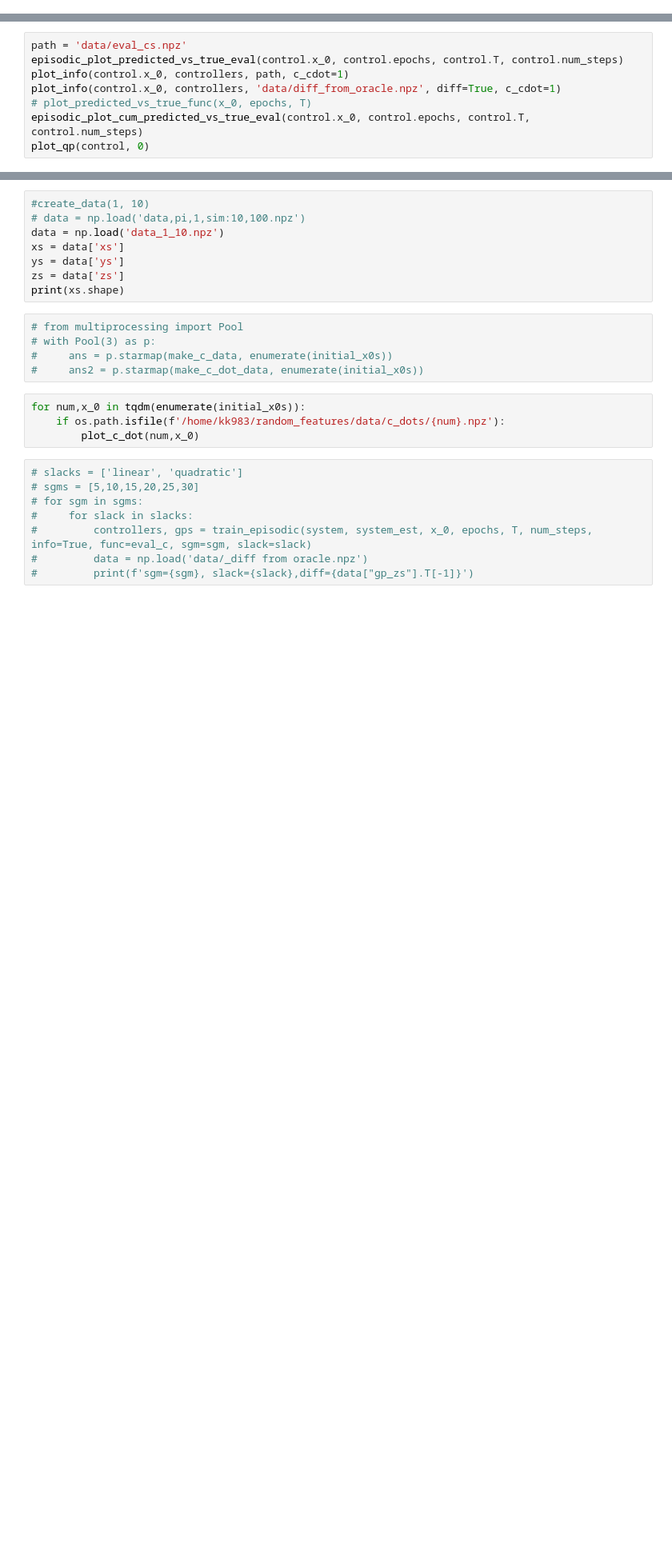
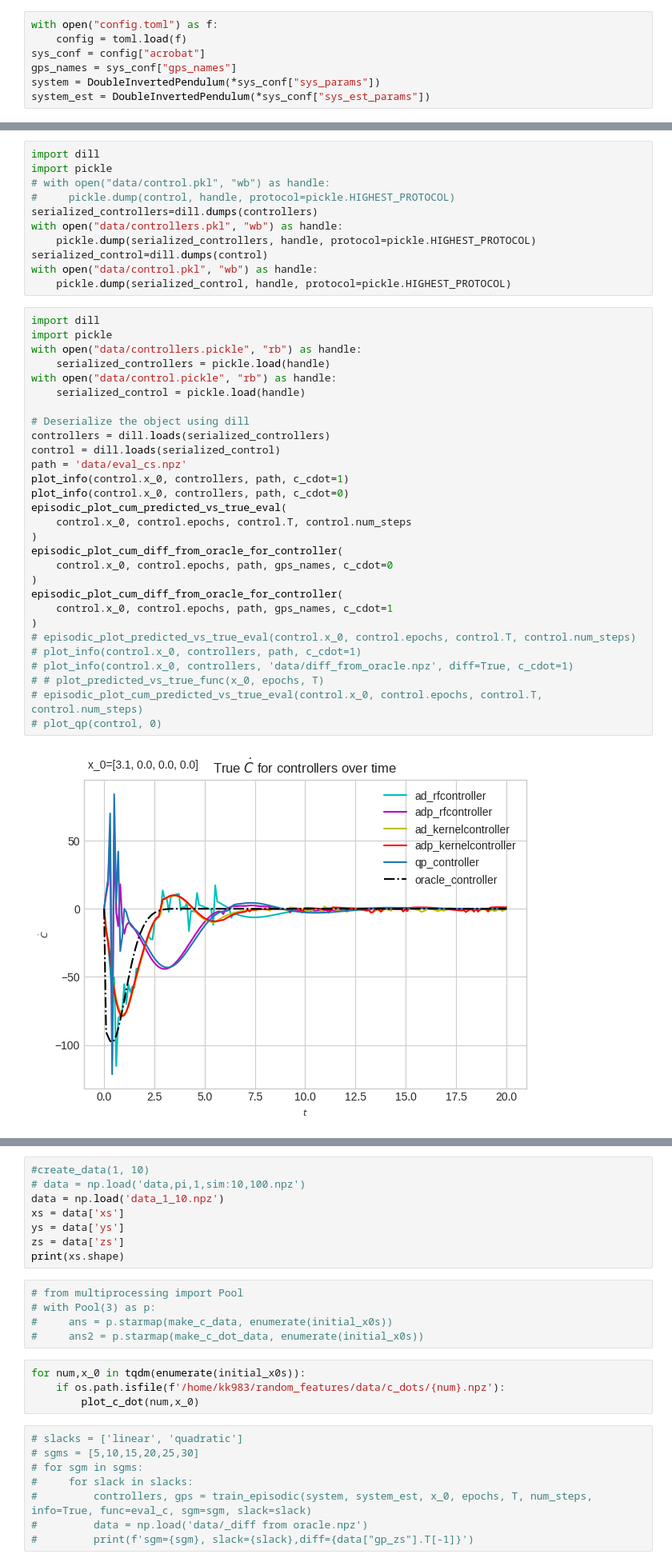
Before and after one commit to kimzemian/random_features, a Jupyter notebook: episodic_acrobat.ipynb, the cells around one changed output, grey strips where cells are left out. Shown at 80% size. Cells and saved outputs as stored; diff of their text form; blank space fills up the shorter version.

Commit message:
more plots

```diff
--- a/episodic_acrobat.ipynb
+++ b/episodic_acrobat.ipynb
@@ -18,3 +16,10 @@ system_est = DoubleInvertedPendulum(1, 1, 1, 1)
+# %%
+with open("config.toml") as f:
+    config = toml.load(f)
+sys_conf = config["acrobat"]
+gps_names = sys_conf["gps_names"]
+system = DoubleInvertedPendulum(*sys_conf["sys_params"])
+system_est = DoubleInvertedPendulum(*sys_conf["sys_est_params"])
 # %%
 control = ControllerFactory(system, system_est)
 controllers, gps = train_episodic_with_info(control)
@@ -123,9 +47,42 @@ plot_qp(control, c_cdot=0)
+# %%
+import dill
+import pickle
+# with open("data/control.pkl", "wb") as handle:
+#     pickle.dump(control, handle, protocol=pickle.HIGHEST_PROTOCOL)
+serialized_controllers=dill.dumps(controllers)
+with open("data/controllers.pkl", "wb") as handle:
+    pickle.dump(serialized_controllers, handle, protocol=pickle.HIGHEST_PROTOCOL)
+serialized_control=dill.dumps(control)
+with open("data/control.pkl", "wb") as handle:
+    pickle.dump(serialized_control, handle, protocol=pickle.HIGHEST_PROTOCOL)
 # %%
+import dill
+import pickle
+with open("data/controllers.pickle", "rb") as handle:
+    serialized_controllers = pickle.load(handle)
+with open("data/control.pickle", "rb") as handle:
+    serialized_control = pickle.load(handle)
+
+# Deserialize the object using dill
+controllers = dill.loads(serialized_controllers)
+control = dill.loads(serialized_control)
 path = 'data/eval_cs.npz'
-episodic_plot_predicted_vs_true_eval(control.x_0, control.epochs, control.T, control.num_steps)
 plot_info(control.x_0, controllers, path, c_cdot=1)
-plot_info(control.x_0, controllers, 'data/diff_from_oracle.npz', diff=True, c_cdot=1)
-# plot_predicted_vs_true_func(x_0, epochs, T)
-episodic_plot_cum_predicted_vs_true_eval(control.x_0, control.epochs, control.T, control.num_steps)
-plot_qp(control, 0)
+plot_info(control.x_0, controllers, path, c_cdot=0)
+episodic_plot_cum_predicted_vs_true_eval(
+    control.x_0, control.epochs, control.T, control.num_steps
+)
+episodic_plot_cum_diff_from_oracle_for_controller(
+    control.x_0, control.epochs, path, gps_names, c_cdot=0
+)
+episodic_plot_cum_diff_from_oracle_for_controller(
+    control.x_0, control.epochs, path, gps_names, c_cdot=1
+)
+# episodic_plot_predicted_vs_true_eval(control.x_0, control.epochs, control.T, control.num_steps)
+# plot_info(control.x_0, controllers, path, c_cdot=1)
+# plot_info(control.x_0, controllers, 'data/diff_from_oracle.npz', diff=True, c_cdot=1)
+# # plot_predicted_vs_true_func(x_0, epochs, T)
+# episodic_plot_cum_predicted_vs_true_eval(control.x_0, control.epochs, control.T, control.num_steps)
+# plot_qp(control, 0)
 # %% [output]
+[figure, added]
```
Also changed, not shown: parts of 6 cells of this notebook, 14 other files.
